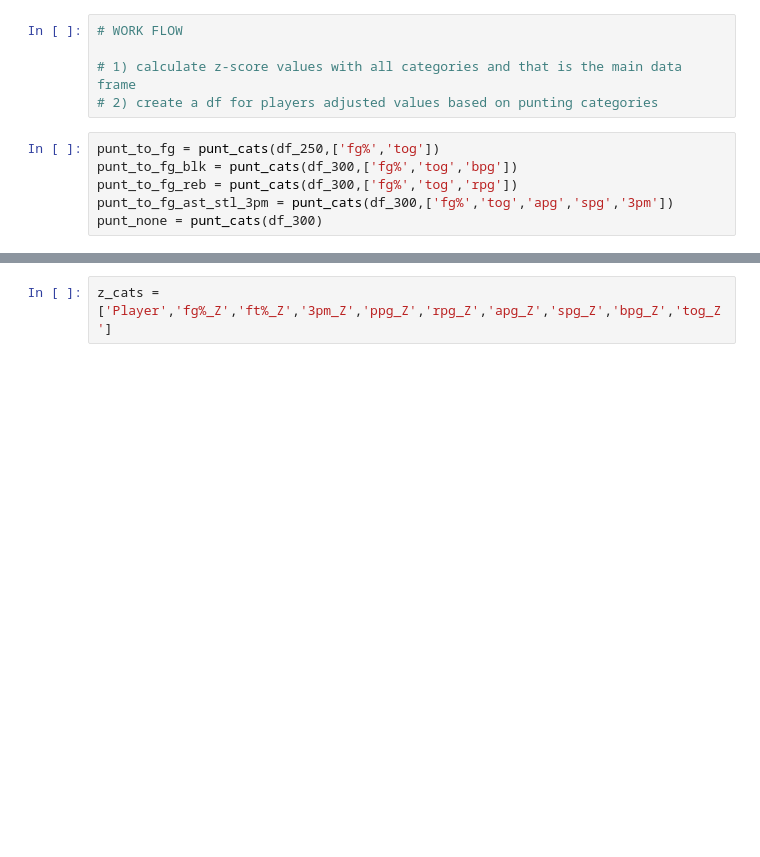
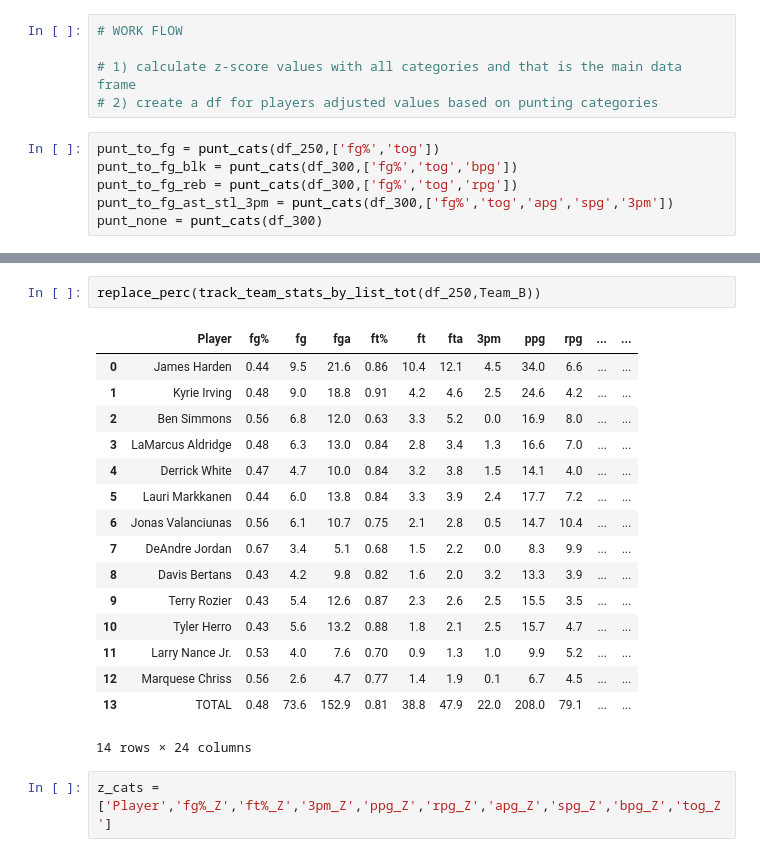
Before and after one commit to hahyunlee/Punt-Kings, a Jupyter notebook: notebooks/punting.ipynb, the cells around one changed output, grey strips where cells are left out. Saved outputs shown, nothing was run; the diff lists cells and outputs as text; blank space fills up the shorter version.

```diff
--- a/notebooks/punting.ipynb
+++ b/notebooks/punting.ipynb
@@ -378,3 +442,22 @@ track_team_stats(df_250,"Josh's Team",league_id)[z_cats]
+# %%
+replace_perc(track_team_stats_by_list_tot(df_250,Team_B))
+# %% [output]
+|  | Player | fg% | fg | fga | ft% | ft | fta | 3pm | ppg | rpg | ... | ... |
+| 0 | James Harden | 0.44 | 9.5 | 21.6 | 0.86 | 10.4 | 12.1 | 4.5 | 34.0 | 6.6 | ... | ... |
+| 1 | Kyrie Irving | 0.48 | 9.0 | 18.8 | 0.91 | 4.2 | 4.6 | 2.5 | 24.6 | 4.2 | ... | ... |
+| 2 | Ben Simmons | 0.56 | 6.8 | 12.0 | 0.63 | 3.3 | 5.2 | 0.0 | 16.9 | 8.0 | ... | ... |
+| 3 | LaMarcus Aldridge | 0.48 | 6.3 | 13.0 | 0.84 | 2.8 | 3.4 | 1.3 | 16.6 | 7.0 | ... | ... |
+| 4 | Derrick White | 0.47 | 4.7 | 10.0 | 0.84 | 3.2 | 3.8 | 1.5 | 14.1 | 4.0 | ... | ... |
+| 5 | Lauri Markkanen | 0.44 | 6.0 | 13.8 | 0.84 | 3.3 | 3.9 | 2.4 | 17.7 | 7.2 | ... | ... |
+| 6 | Jonas Valanciunas | 0.56 | 6.1 | 10.7 | 0.75 | 2.1 | 2.8 | 0.5 | 14.7 | 10.4 | ... | ... |
+| 7 | DeAndre Jordan | 0.67 | 3.4 | 5.1 | 0.68 | 1.5 | 2.2 | 0.0 | 8.3 | 9.9 | ... | ... |
+| 8 | Davis Bertans | 0.43 | 4.2 | 9.8 | 0.82 | 1.6 | 2.0 | 3.2 | 13.3 | 3.9 | ... | ... |
+| 9 | Terry Rozier | 0.43 | 5.4 | 12.6 | 0.87 | 2.3 | 2.6 | 2.5 | 15.5 | 3.5 | ... | ... |
+| 10 | Tyler Herro | 0.43 | 5.6 | 13.2 | 0.88 | 1.8 | 2.1 | 2.5 | 15.7 | 4.7 | ... | ... |
+| 11 | Larry Nance Jr. | 0.53 | 4.0 | 7.6 | 0.70 | 0.9 | 1.3 | 1.0 | 9.9 | 5.2 | ... | ... |
+| 12 | Marquese Chriss | 0.56 | 2.6 | 4.7 | 0.77 | 1.4 | 1.9 | 0.1 | 6.7 | 4.5 | ... | ... |
+| 13 | TOTAL | 0.48 | 73.6 | 152.9 | 0.81 | 38.8 | 47.9 | 22.0 | 208.0 | 79.1 | ... | ... |
+14 rows × 24 columns
 # %%
 z_cats = ['Player','fg%_Z','ft%_Z','3pm_Z','ppg_Z','rpg_Z','apg_Z','spg_Z','bpg_Z','tog_Z']
 # %%
```
Also changed, not shown: parts of 16 cells of this notebook, 26 other files.
